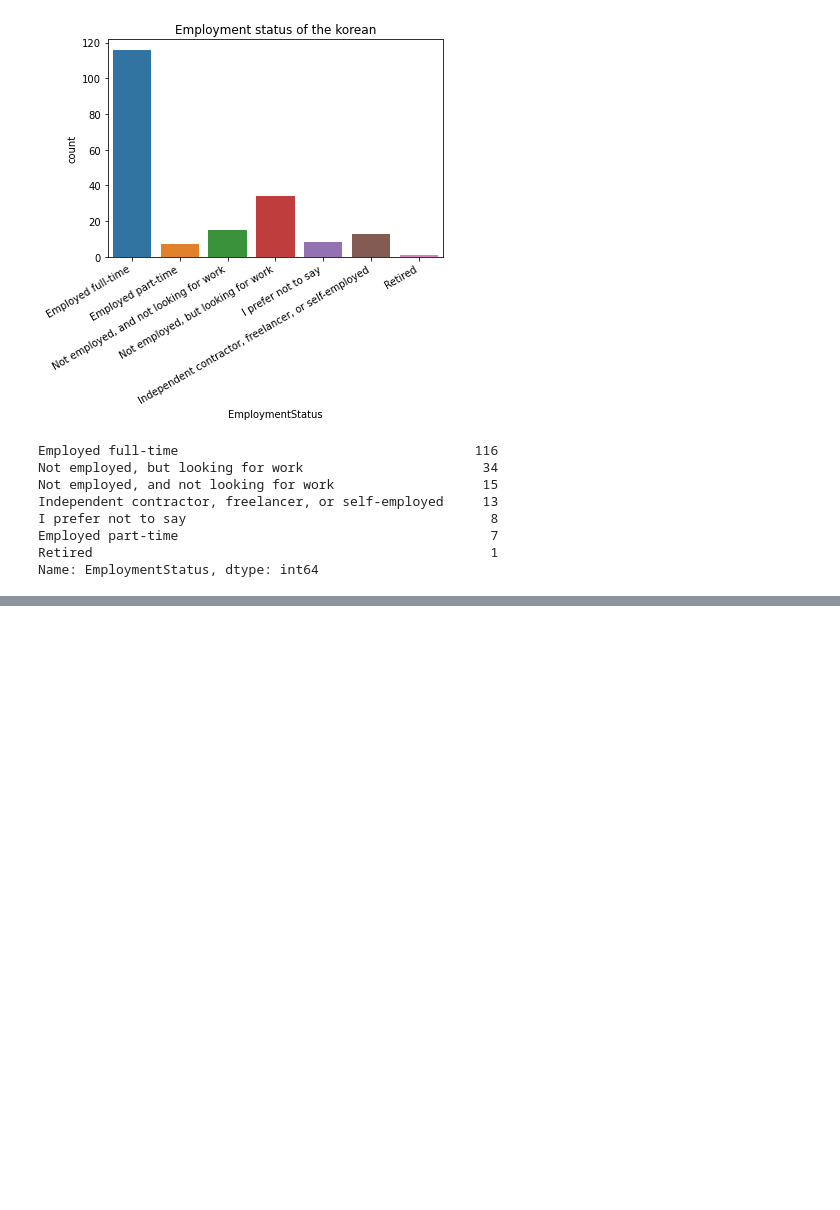
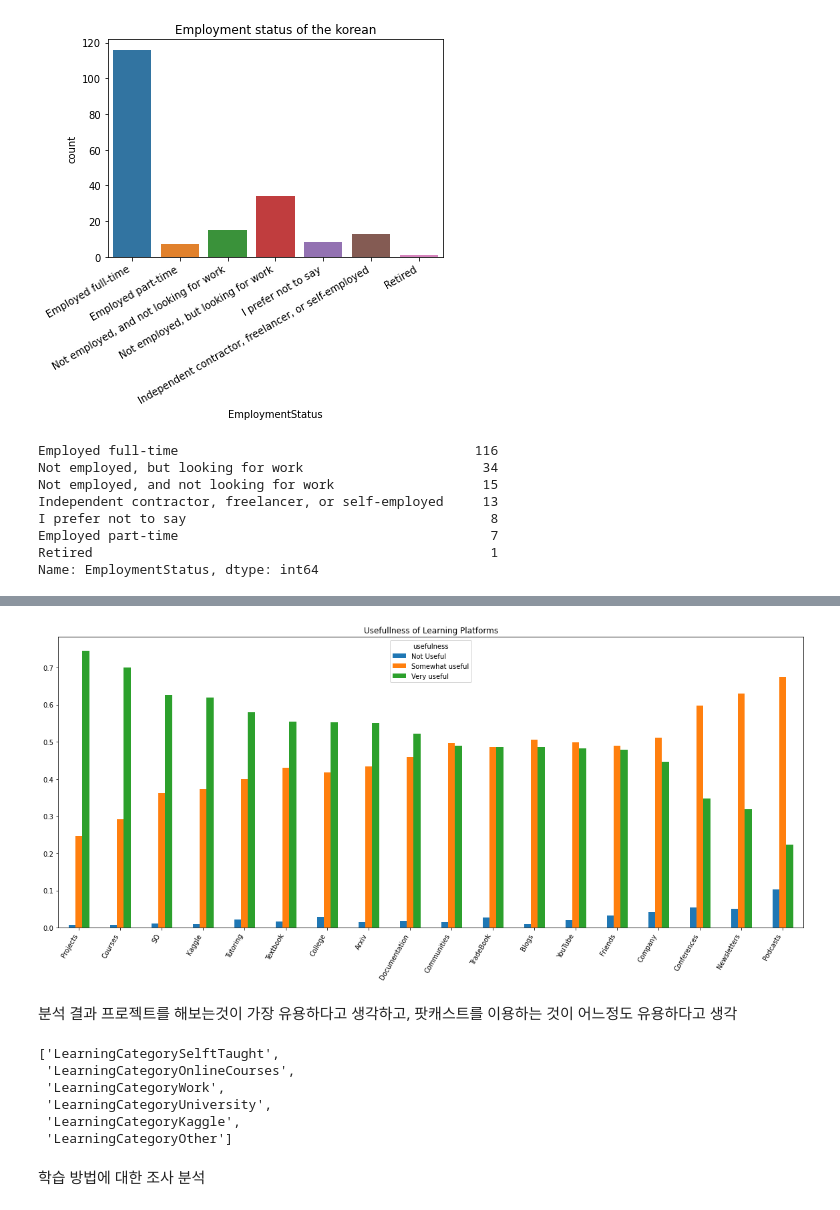
Before and after one commit to sm970309/kaggleStrugle, a Jupyter notebook: survey/Kaggle-ML-DS-survey-EDA.ipynb, the cells around one changed output, grey strips where cells are left out. Drawn from its saved outputs; the diff is of its cells as text; code cells hidden in the pictures; blank space fills up the shorter version.

```diff
--- a/survey/Kaggle-ML-DS-survey-EDA.ipynb
+++ b/survey/Kaggle-ML-DS-survey-EDA.ipynb
@@ -388,0 +480,20 @@ pd.DataFrame(mcq['LearningPlatformSelect'].dropna())
+# %%
+fdf.plot(kind='bar', figsize=(20,8),title="Usefullness of Learning Platforms")
+plt.xticks(rotation=60, ha='right')
+plt.show()
+# %% [output]
+[figure, added]
+# %% [markdown]
+분석 결과 프로젝트를 해보는것이 가장 유용하다고 생각하고, 팟캐스트를 이용하는 것이 어느정도 유용하다고 생각
+# %%
+use_features = [x for x in mcq.columns if x.find('LearningCategory')!= -1]
+use_features
+# %% [output]
+['LearningCategorySelftTaught',
+ 'LearningCategoryOnlineCourses',
+ 'LearningCategoryWork',
+ 'LearningCategoryUniversity',
+ 'LearningCategoryKaggle',
+ 'LearningCategoryOther']
+# %% [markdown]
+학습 방법에 대한 조사 분석
```
Also changed, not shown: parts of 58 cells of this notebook.
